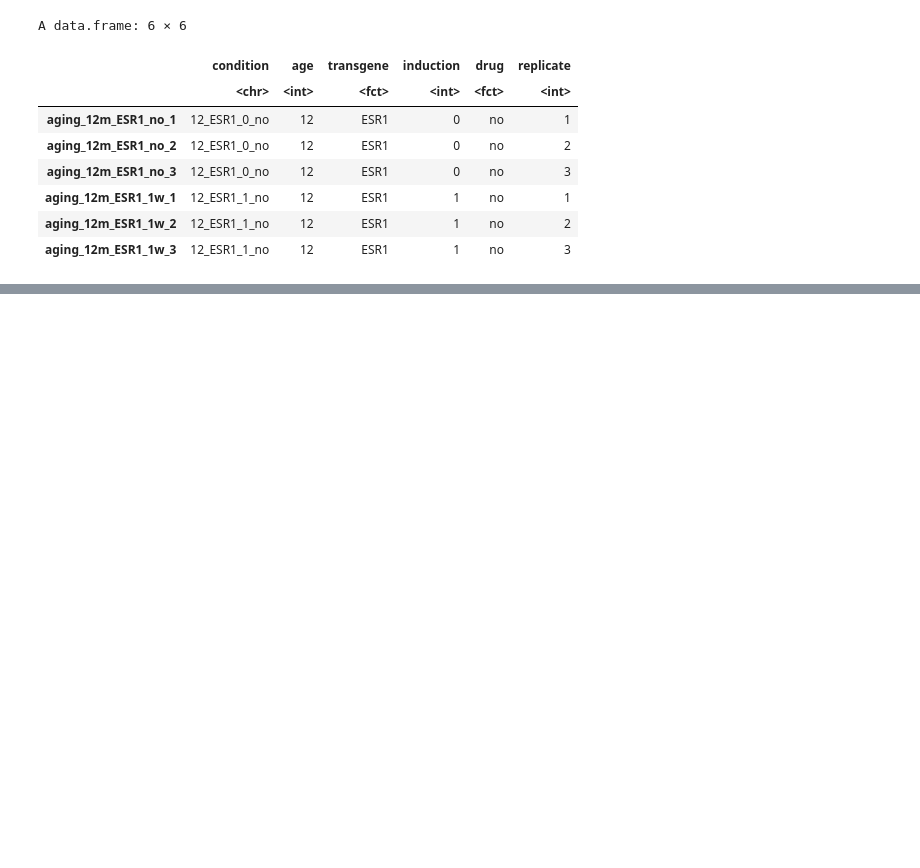
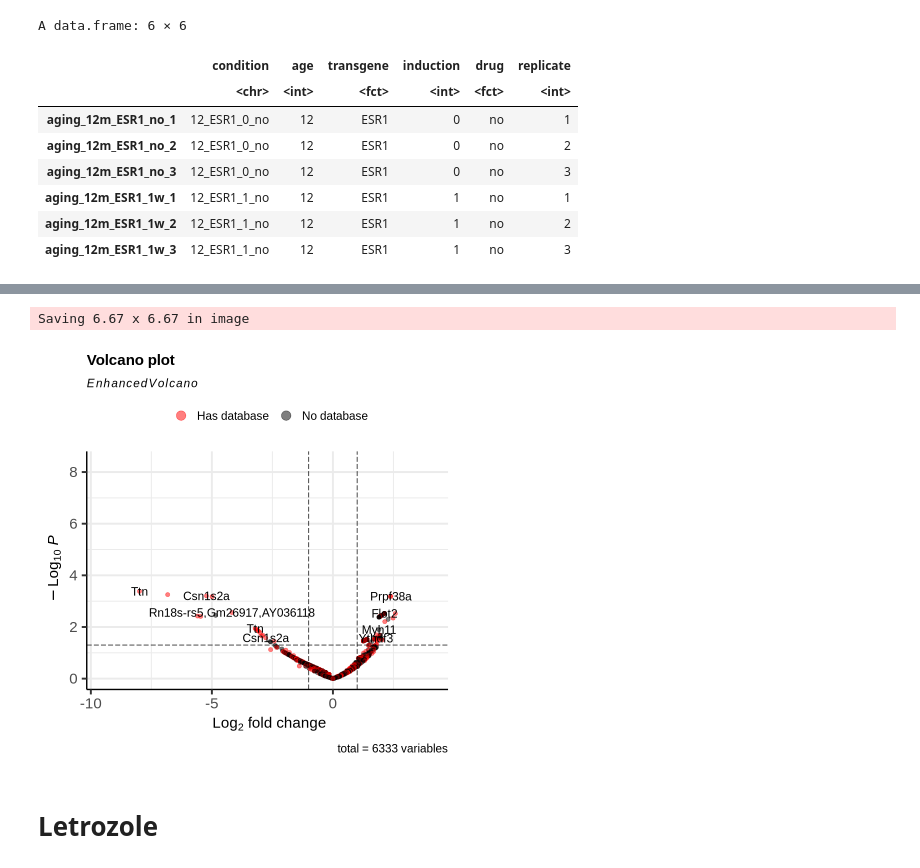
Before and after one commit to nictru/bsc-thesis, a Jupyter notebook: data/ciriquant_dea.ipynb, the cells around one changed output, grey strips where cells are left out. Drawn from its saved outputs; the diff is of its cells as text; code cells hidden in the pictures; blank space fills up the shorter version.

Commit message:
Implement ciriquant DEA

```diff
--- a/data/ciriquant_dea.ipynb
+++ b/data/ciriquant_dea.ipynb
@@ -4,3 +19,4 @@ library(stringi)
 work_dir <- "ciriquant/work"
 circ_dir <- "ciriquant/circs"
 stringtie_dir <- "ciriquant/transcripts"
+outdir = "../chapters/4_results_and_discussion/figures/dea/ciriquant/"
@@ -54,7 +76,7 @@ run <- function(control, treatment) {
 
   tryCatch({
     temp_dir <- file.path(work_dir, stri_rand_strings(1, 10))
-    dir.create(temp_dir)
+    dir.create(temp_dir, recursive = TRUE,showWarnings = FALSE)
 
     p_ciri <- ciri_prepde(df[c("ciri", "condition")], temp_dir)
     p_stringtie <- stringtie_prepde(df[c("stringtie")], temp_dir)
@@ -64,10 +86,12 @@ run <- function(control, treatment) {
     df_gene <- read.csv(p_ciri_de[[1]], row.names = 1)
     df_circ <- read.csv(p_ciri_de[[2]], row.names = 1)
 
-    return(list(df_gene, df_circ))
+    df_circ <- cbind(df_circ, annotation[rownames(df_circ),])
+
+    return(df_circ)
   },
   finally = {
-    # unlink(temp_dir, recursive = TRUE)
+    unlink(temp_dir, recursive = TRUE)
   })
 }
 # %%
@@ -104,7 +111,0 @@ A data.frame: 6 × 72
-# %%
-df_genes <- read.table("dea/gene_tpm.tsv", sep="\t", header=TRUE, row.names=1)
-df_genes$gene_name <- NULL
-# Order genes columns like phenotype rows
-df_genes <- df_genes[,rownames(phenotype)]
-phenotype$esr1 <- as.numeric(df_genes["Esr1",])
-head(df_genes)
@@ -166,6 +114,6 @@ A data.frame: 6 × 7
 # %%
-young <- phenotype[phenotype$age < 18,]
-old <- phenotype[phenotype$age >= 18,]
+df_control <- phenotype[phenotype$drug == "no",]
+df_treatment <- phenotype[phenotype$drug == "tamoxifen",]
 
-run(rownames(young), rownames(old))
+res_tamoxifen <- run(rownames(df_control), rownames(df_treatment))
 # %% [output]
@@ -176,0 +123,20 @@ ERROR: Error in file(file, "rt"): cannot open the connection
+# %%
+directory <- file.path(outdir, "tamoxifen")
+dir.create(directory, recursive = TRUE, showWarnings = FALSE)
+colors <- ifelse(res_tamoxifen$has_db, "red", "black")
+names(colors) <- ifelse(res_tamoxifen$has_db, "Has database", "No database")
+
+EnhancedVolcano(res_tamoxifen,
+    x='logFC',
+    y='PValue',
+    colCustom=colors,
+    lab=res_tamoxifen$gene,
+    pCutoff = 0.05)
+
+ggsave(file.path(directory, "volcano.png"))
+write.table(res_tamoxifen, file.path(directory, "results.tsv"), sep = "\t", quote = FALSE, row.names = TRUE, col.names = NA)
+# %% [output]
+Saving 6.67 x 6.67 in image
+[figure, added]
+# %% [markdown]
+# Letrozole
```
Also changed, not shown: parts of 13 cells of this notebook, 5 other files.
